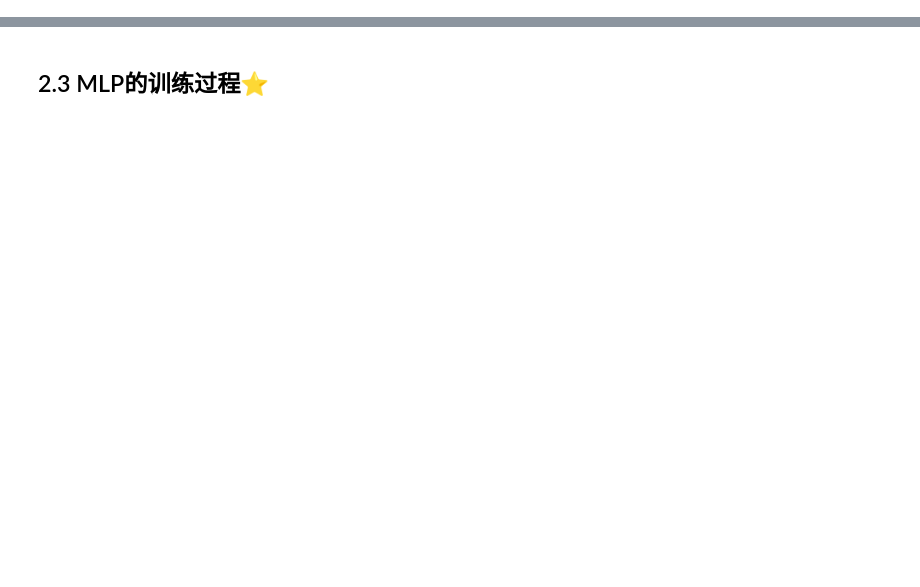
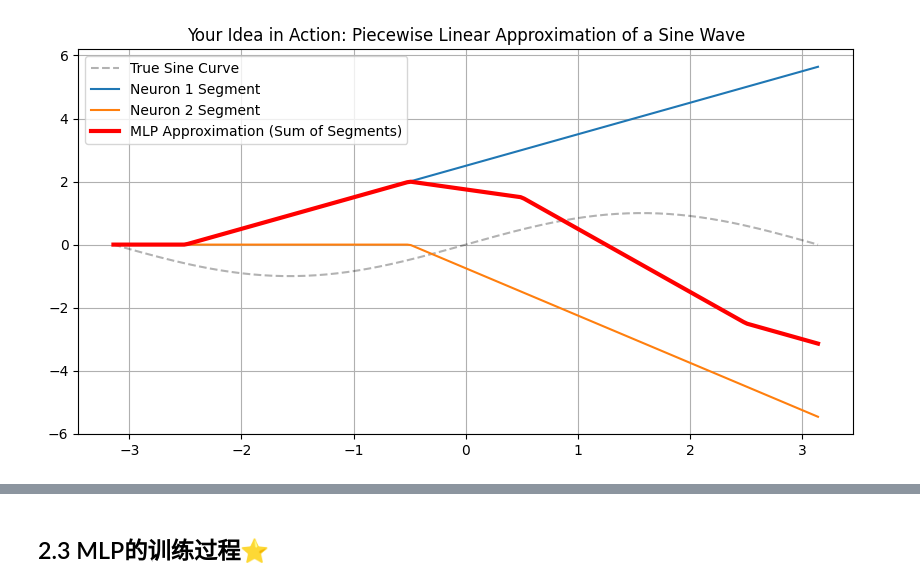
Before and after one commit to yanptang/data_science, a Jupyter notebook: Deep_learning/02.多层感知机.ipynb, the cells around one changed output, grey strips where cells are left out. Saved outputs shown, nothing was run; the diff lists cells and outputs as text; code cells hidden in the pictures; blank space fills up the shorter version.

```diff
--- a/Deep_learning/02.多层感知机.ipynb
+++ b/Deep_learning/02.多层感知机.ipynb
@@ -19,0 +79,28 @@
+# %%
+import numpy as np
+import matplotlib.pyplot as plt
+
+x = np.linspace(-np.pi, np.pi, 200)
+y_true = np.sin(x)
+
+# 模拟 4 个 ReLU 神经元，每个负责一段
+# 这里的参数是我手动凑的，模拟网络学习到的权重
+n1 = 1.0 * np.maximum(0, x + 2.5)  # 第一段折线
+n2 = -1.5 * np.maximum(0, x + 0.5) # 第二段，用来往下压
+n3 = -1.5 * np.maximum(0, x - 0.5) # 第三段，继续往下压
+n4 = 1.0 * np.maximum(0, x - 2.5)  # 最后一段，往回拉
+
+# 叠加结果
+y_pred = n1 + n2 + n3 + n4
+
+plt.figure(figsize=(10, 5))
+plt.plot(x, y_true, 'k--', label='True Sine Curve', alpha=0.3)
+plt.plot(x, n1, label='Neuron 1 Segment')
+plt.plot(x, n2, label='Neuron 2 Segment')
+plt.plot(x, y_pred, 'r', linewidth=3, label='MLP Approximation (Sum of Segments)')
+plt.title("Your Idea in Action: Piecewise Linear Approximation of a Sine Wave")
+plt.legend()
+plt.grid(True)
+plt.show()
+# %% [output]
+[figure, added]
```
Also changed, not shown: parts of 16 cells of this notebook, 5 other files.
